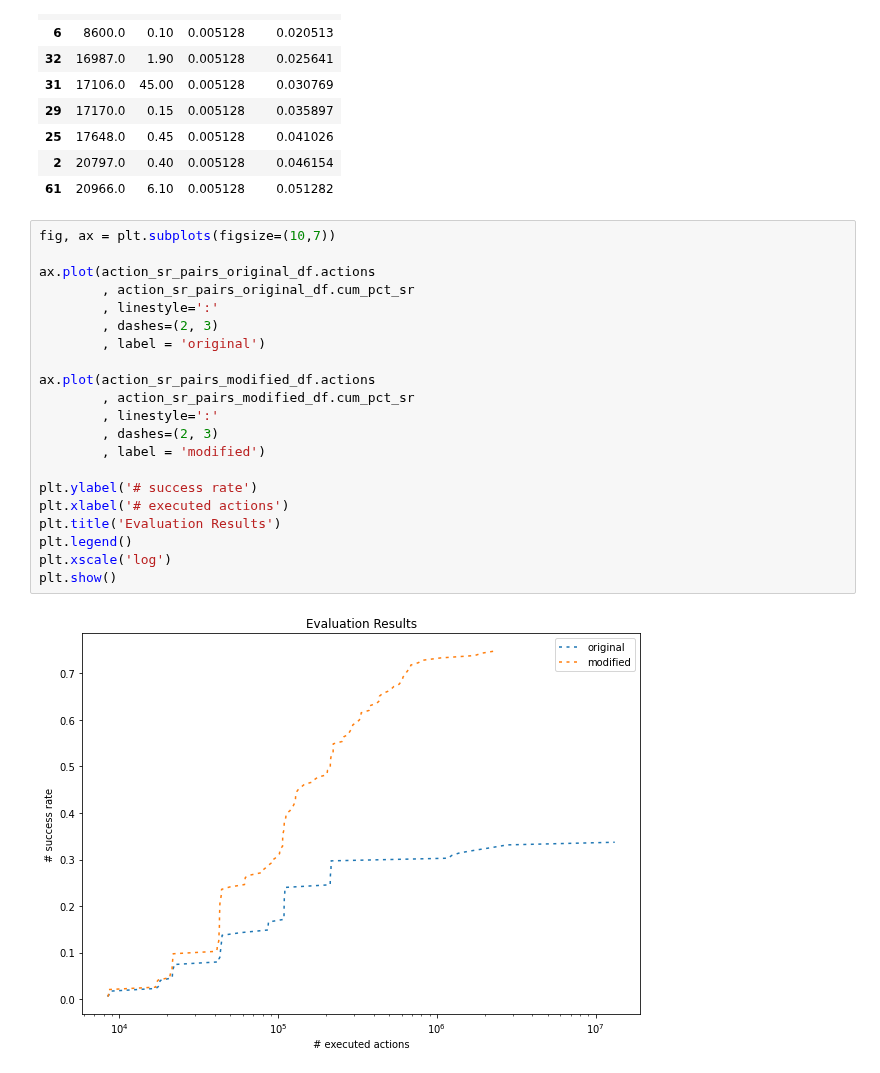
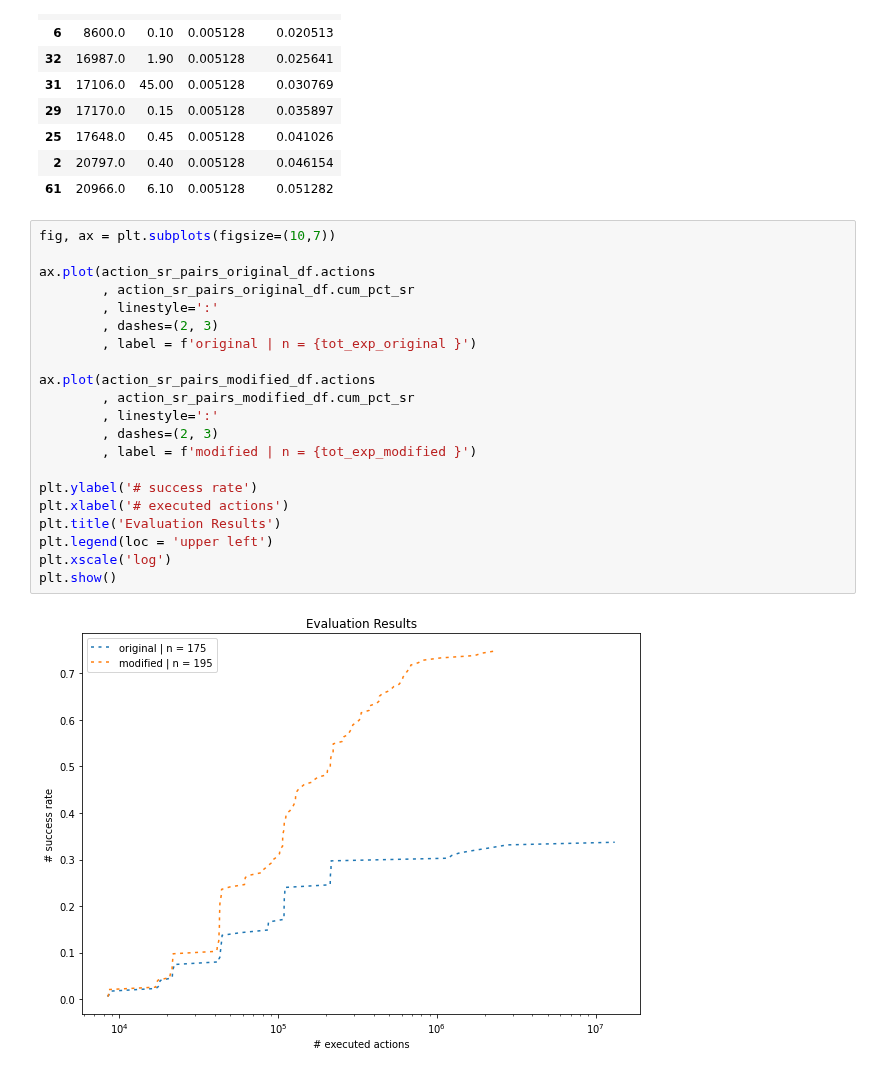
Before and after one commit to PandulaP/RL_Research, a Jupyter notebook: Pb_policy_iteration/cart_pole_modified_env/latest_experiment/final_eval_plots.ipynb, the cells around one changed output. Saved outputs shown, nothing was run; the diff lists cells and outputs as text.

Commit message:
update plot

```diff
--- a/Pb_policy_iteration/cart_pole_modified_env/latest_experiment/final_eval_plots.ipynb
+++ b/Pb_policy_iteration/cart_pole_modified_env/latest_experiment/final_eval_plots.ipynb
@@ -151,23 +151,23 @@ action_sr_pairs_modified_df.head(10)
 # %%
 fig, ax = plt.subplots(figsize=(10,7))
 
 ax.plot(action_sr_pairs_original_df.actions
         , action_sr_pairs_original_df.cum_pct_sr
         , linestyle=':'
         , dashes=(2, 3)
-        , label = 'original')
+        , label = f'original | n = {tot_exp_original }')
 
 ax.plot(action_sr_pairs_modified_df.actions
         , action_sr_pairs_modified_df.cum_pct_sr
         , linestyle=':'
         , dashes=(2, 3)
-        , label = 'modified')
+        , label = f'modified | n = {tot_exp_modified }')
 
 plt.ylabel('# success rate')
 plt.xlabel('# executed actions')
 plt.title('Evaluation Results')
-plt.legend()
+plt.legend(loc = 'upper left')
 plt.xscale('log')
 plt.show()
 # %% [output]
-[figure, old version]
+[figure, new version]
```
